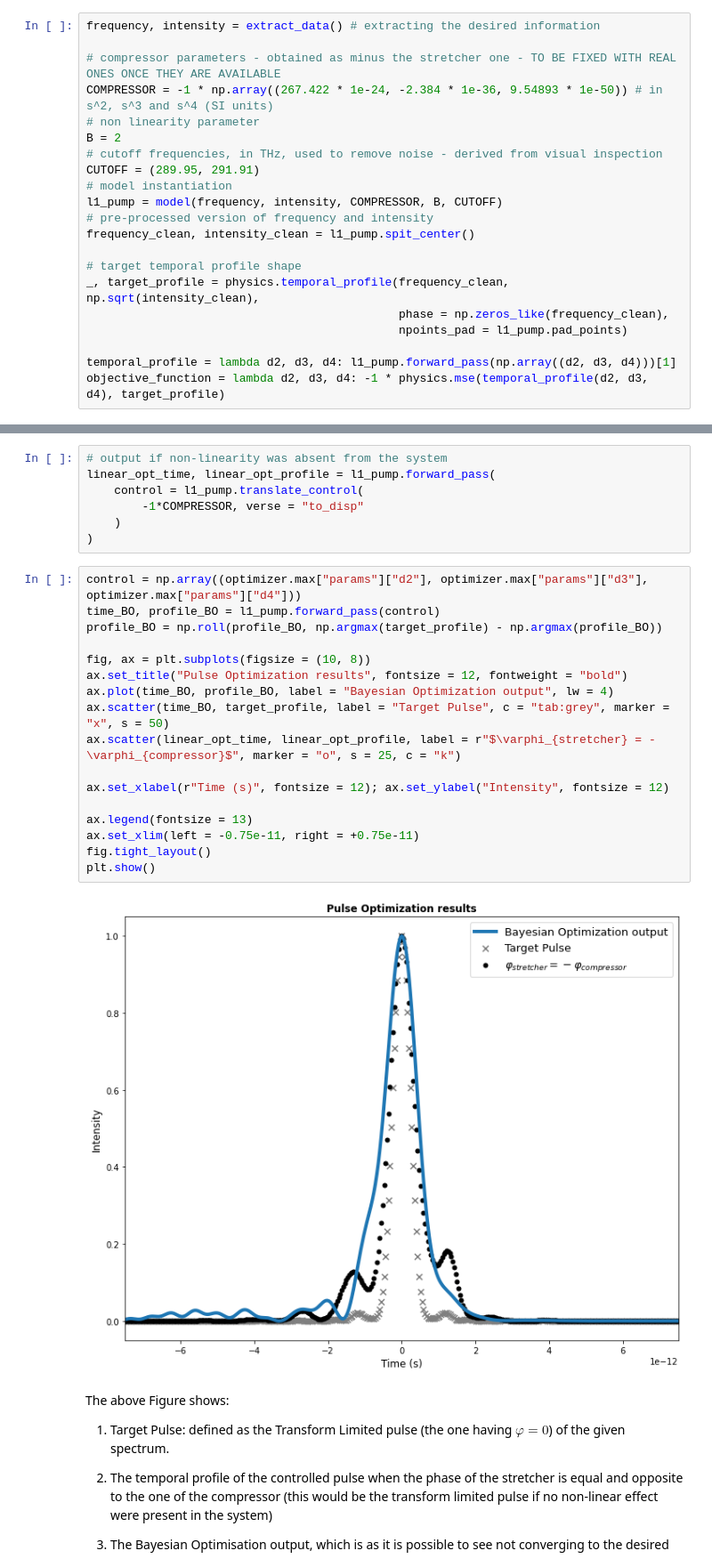
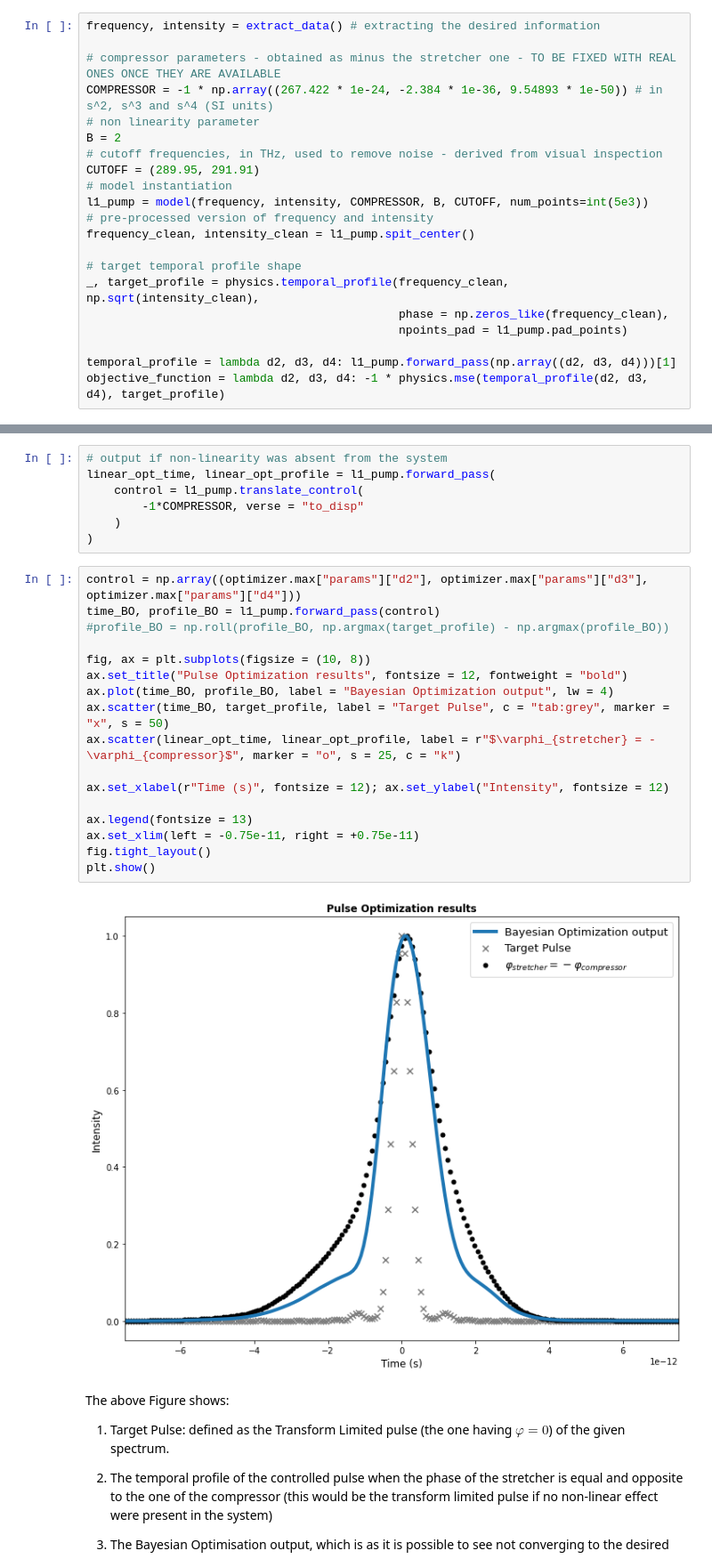
Before and after one commit to fracapuano/TempoRL, a Jupyter notebook: notebooks/BayesianOptimisation.ipynb, the cells around one changed output, grey strips where cells are left out. Shown at 89% size. Drawn from its saved outputs; the diff is of its cells as text.

```diff
--- a/notebooks/BayesianOptimisation.ipynb
+++ b/notebooks/BayesianOptimisation.ipynb
@@ -37,7 +37,7 @@ B = 2
 # cutoff frequencies, in THz, used to remove noise - derived from visual inspection
 CUTOFF = (289.95, 291.91)
 # model instantiation
-l1_pump = model(frequency, intensity, COMPRESSOR, B, CUTOFF)
+l1_pump = model(frequency, intensity, COMPRESSOR, B, CUTOFF, num_points=int(5e3))
 # pre-processed version of frequency and intensity
 frequency_clean, intensity_clean = l1_pump.spit_center()
 
@@ -128,22 +127,22 @@ linear_opt_time, linear_opt_profile = l1_pump.forward_pass(
 # %%
 control = np.array((optimizer.max["params"]["d2"], optimizer.max["params"]["d3"], optimizer.max["params"]["d4"]))
 time_BO, profile_BO = l1_pump.forward_pass(control)
-profile_BO = np.roll(profile_BO, np.argmax(target_profile) - np.argmax(profile_BO))
+#profile_BO = np.roll(profile_BO, np.argmax(target_profile) - np.argmax(profile_BO))
 
 fig, ax = plt.subplots(figsize = (10, 8))
 ax.set_title("Pulse Optimization results", fontsize = 12, fontweight = "bold")
 ax.plot(time_BO, profile_BO, label = "Bayesian Optimization output", lw = 4)
 ax.scatter(time_BO, target_profile, label = "Target Pulse", c = "tab:grey", marker = "x", s = 50)
 ax.scatter(linear_opt_time, linear_opt_profile, label = r"$\varphi_{stretcher} = - \varphi_{compressor}$", marker = "o", s = 25, c = "k")
 
 ax.set_xlabel(r"Time (s)", fontsize = 12); ax.set_ylabel("Intensity", fontsize = 12)
 
 ax.legend(fontsize = 13)
 ax.set_xlim(left = -0.75e-11, right = +0.75e-11)
 fig.tight_layout()
 plt.show()
 # %% [output]
-[figure, old version]
+[figure, new version]
 # %% [markdown]
 The above Figure shows:
 1. Target Pulse: defined as the Transform Limited pulse (the one having $\varphi = 0$) of the given spectrum.
```
Also changed, not shown: parts of 3 cells of this notebook, 1 other file.
